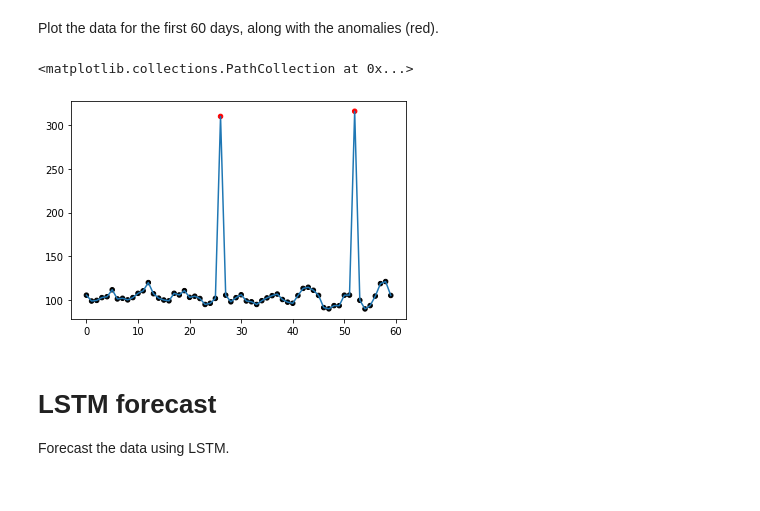
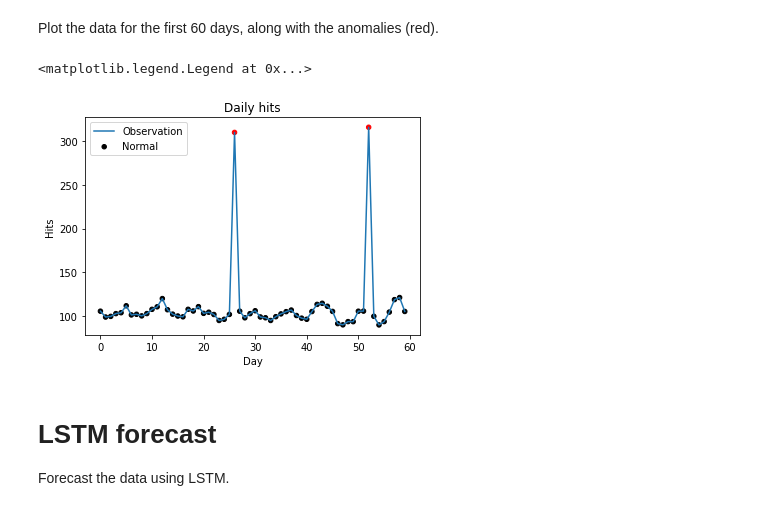
Before and after one commit to ruivieira/shi-models, a Jupyter notebook: notebooks/Periodic data.ipynb, the cells around one changed output. Cells and saved outputs as stored; diff of their text form; code cells hidden in the pictures.

```diff
--- a/notebooks/Periodic data.ipynb
+++ b/notebooks/Periodic data.ipynb
@@ -130,10 +138,14 @@ Plot the data for the first 60 days, along with the anomalies (red).
 # %%
 d = df.head(60)
 plt.plot(Y[:60])
 plt.scatter(x=range(60), y=d['y'], c=list(d['anomaly'].map({1: 'black', -1: 'red'})), s=20)
+plt.title("Daily hits")
+plt.xlabel("Day")
+plt.ylabel("Hits")
+plt.legend(['Observation', 'Normal'])
 # %% [output]
-<matplotlib.collections.PathCollection at 0x...>
+<matplotlib.legend.Legend at 0x...>
-[figure, old version]
+[figure, new version]
 # %% [markdown]
 # LSTM forecast
 
```
Also changed, not shown: parts of 7 cells of this notebook.
